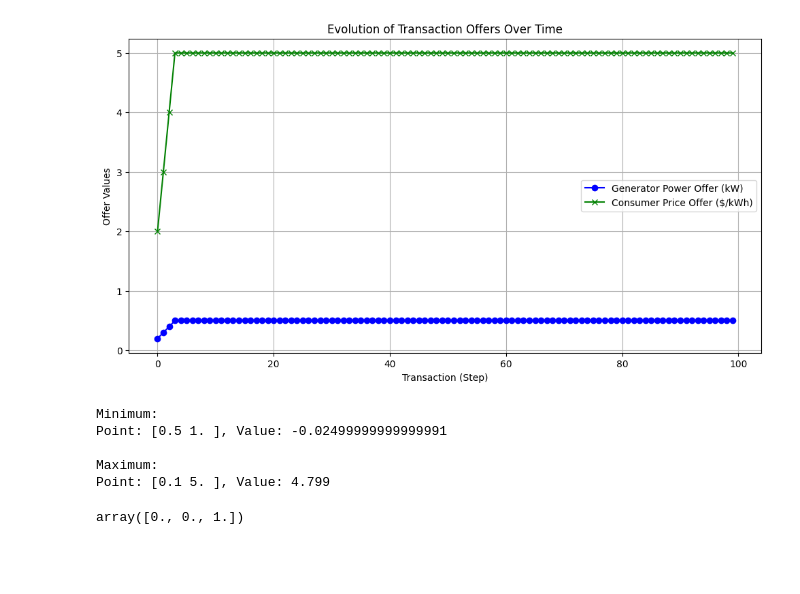
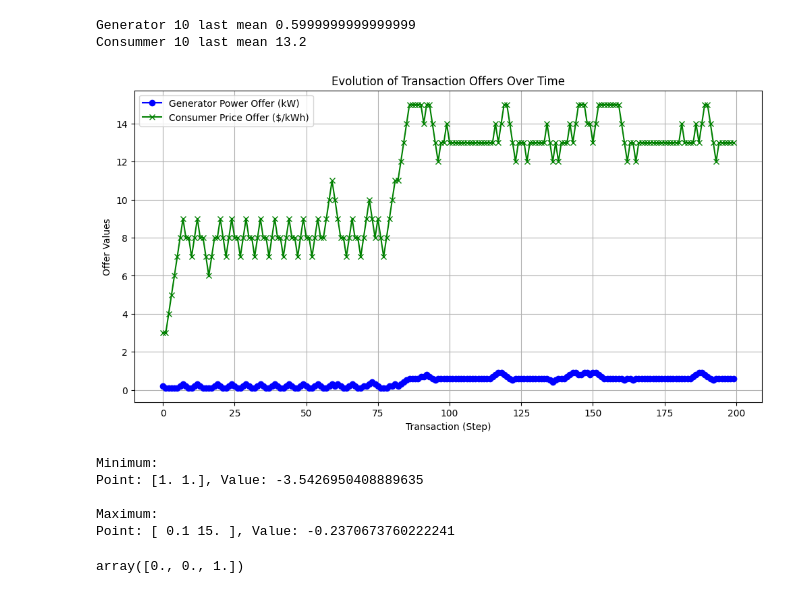
Before and after one commit to juanpabmedina/master_thesis, a Jupyter notebook: algorithms/p2p_energy_game_gpt/soccer_game_gpt.ipynb, the cells around one changed output. Saved outputs shown, nothing was run; the diff lists cells and outputs as text; code cells hidden in the pictures; blank space fills up the shorter version.

Commit message:
The alg. is finding the maximum points

```diff
--- a/algorithms/p2p_energy_game_gpt/soccer_game_gpt.ipynb
+++ b/algorithms/p2p_energy_game_gpt/soccer_game_gpt.ipynb
@@ -57,0 +3,19 @@ plot_rewards(reward_history, title=f'Rewards (MM)', window_size=10)
+# %%
+params = {
+    'total_steps': 100000,
+    'eval_intervals': 1000,
+    'init_gen_power': 0.3,
+    'init_con_price': 2,
+    'min_power': 0.1,
+    'max_power': 1,
+    'min_price': 1.0,
+    'max_price': 15,
+    'threshold': -0.3,
+    'gen_actions': [-0.1, 0.0, 0.1],
+    'con_actions': [-1, 0, 1],
+    'a': 0.1,
+    'b': 2,
+    'c': 0
+}
+
+agent_G, agent_C, reward_history, profit_history = train_agent(mode='MM', kwargs=params)
@@ -58,7 +24,17 @@ plot_rewards(reward_history, title=f'Rewards (MM)', window_size=10)
 # %%
-evaluate_and_plot_transactions(agent_G, agent_C, 0.1, 1, episodes=100)
+eval_params = params.copy()
+eval_params.update({
+    'init_gen_power': 0.3,
+    'init_con_price': 2,
+    'threshold': 1,
+    'total_steps': 200
+})
+
+evaluate_and_plot_transactions(agent_G, agent_C, eval_params, evaluate_param=False)
 # %% [output]
+Generator 10 last mean 0.5999999999999999
+Consummer 10 last mean 13.2
-[figure, old version]
+[figure, new version]
 # %%
 import numpy as np
 from scipy.optimize import minimize, minimize_scalar
@@ -66,10 +42,10 @@ from scipy.optimize import minimize, minimize_scalar
 # Define the function
 def f(vars):
     x, y = vars
-    return y - ( 0.1 * x**2 + 2 * x)
+    return - x*1/np.log(1+y) - ( 0.1 * x**2 + 2 * x)
 
 # Bounds (choose a reasonable domain for x and y)
-bounds = [(0.1, 0.5), (1, 5)]
+bounds = [(params['min_power'], params['max_power']), (params['min_price'], params['max_price'])]
 
 # Minimize
 res_min = minimize(f, x0=(0, 0), bounds=bounds)
@@ -84,10 +60,10 @@ print("\nMaximum:")
 print(f"Point: {res_max.x}, Value: {-res_max.fun}")
 # %% [output]
 Minimum:
-Point: [0.5 1. ], Value: -0.02499999999999991
+Point: [1. 1.], Value: -3.5426950408889635
 
 Maximum:
-Point: [0.1 5. ], Value: 4.799
+Point: [ 0.1 15. ], Value: -0.2370673760222241
 # %%
 from minimax_agent import MinimaxQAgent
 
```
Also changed, not shown: parts of 5 cells of this notebook, 3 other files.
